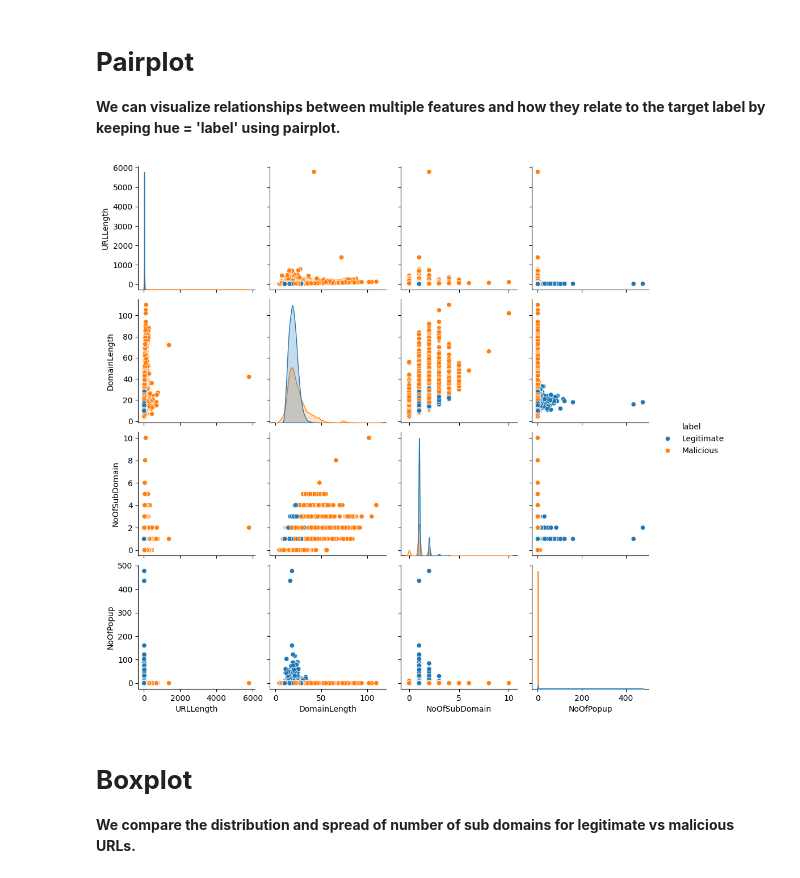
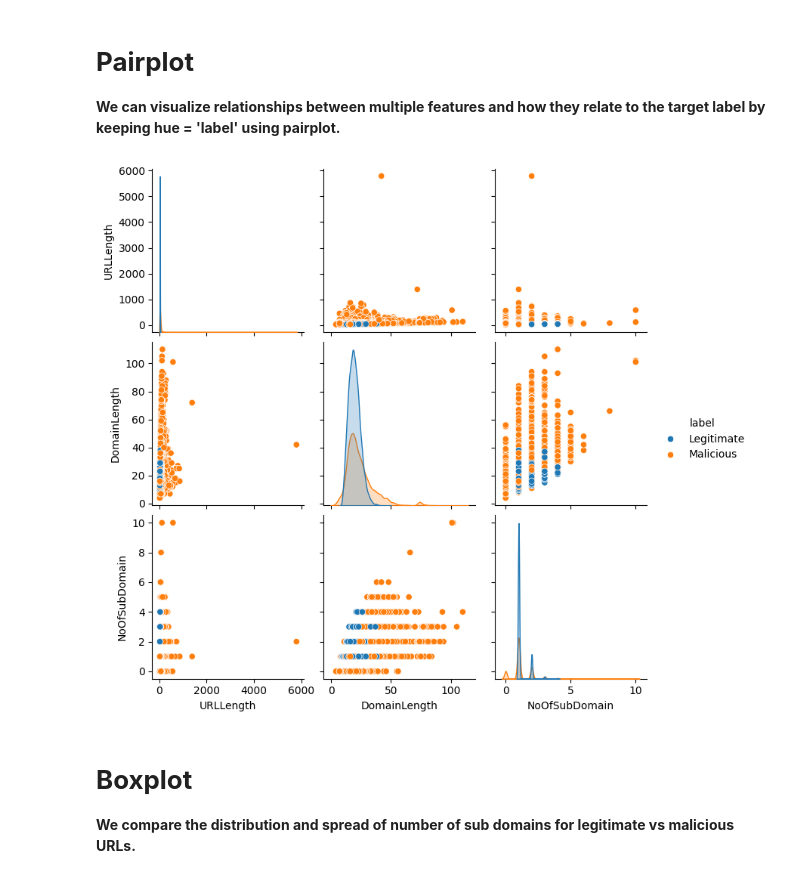
Before and after one commit to tpavan03/Phishing-Detection, a Jupyter notebook: EDA.ipynb, the cells around one changed output. Drawn from its saved outputs; the diff is of its cells as text; code cells hidden in the pictures.

```diff
--- a/EDA.ipynb
+++ b/EDA.ipynb
@@ -181,10 +181,10 @@ plt.show()
 # **Pairplot**
 **We can visualize relationships between multiple features and how they relate to the target label by keeping hue = 'label' using pairplot.**
 # %%
-sns.pairplot(df[['URLLength', 'DomainLength', 'NoOfSubDomain', 'NoOfPopup', 'label']], hue='label')
+sns.pairplot(df[['URLLength', 'DomainLength', 'NoOfSubDomain', 'label']], hue='label')
 plt.show()
 # %% [output]
-[figure, old version]
+[figure, new version]
 # %% [markdown]
 # **Boxplot**
 **We compare the distribution and spread of number of sub domains for legitimate vs malicious URLs.**
```
Also changed, not shown: parts of 1 cell of this notebook.
